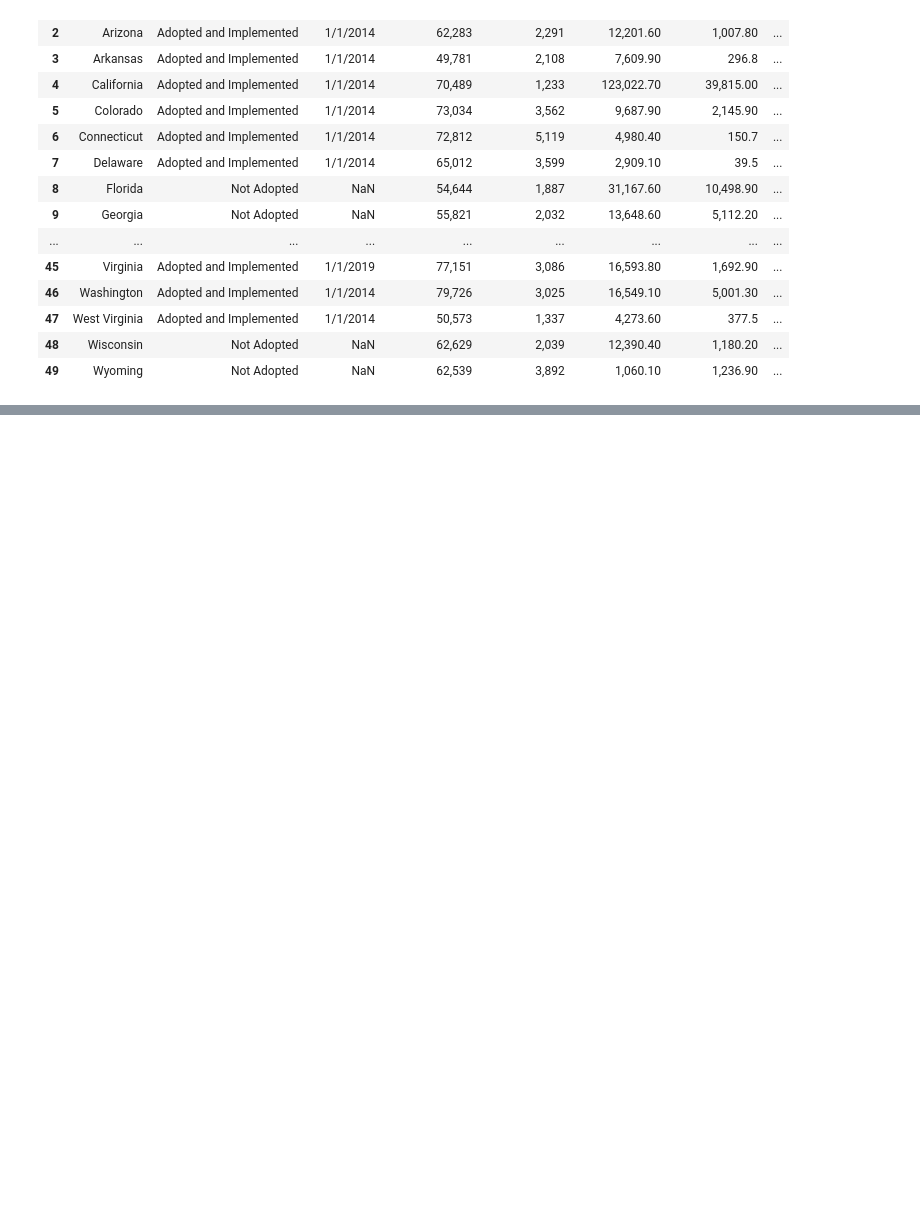
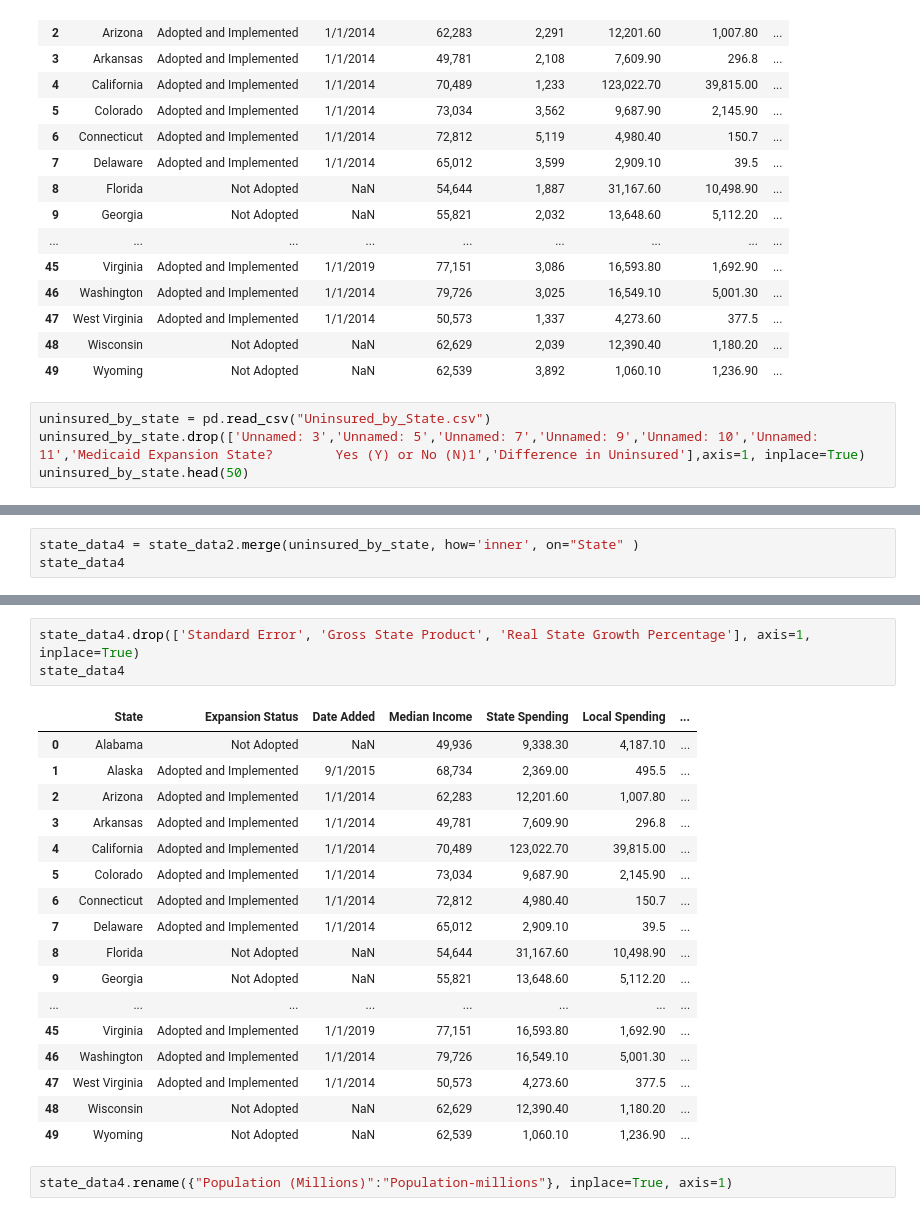
Before and after one commit to hannahlbridges/healthcare-access, a Jupyter notebook: state_data.ipynb, the cells around one changed output, grey strips where cells are left out. Saved outputs shown, nothing was run; the diff lists cells and outputs as text; blank space fills up the shorter version.

```diff
--- a/state_data.ipynb
+++ b/state_data.ipynb
@@ -66,3 +67,7 @@ state_data2
 | 47 | West Virginia | Adopted and Implemented | 1/1/2014 | 50,573 | 1,337 | 4,273.60 | 377.5 | ... |
 | 48 | Wisconsin | Not Adopted | NaN | 62,629 | 2,039 | 12,390.40 | 1,180.20 | ... |
 | 49 | Wyoming | Not Adopted | NaN | 62,539 | 3,892 | 1,060.10 | 1,236.90 | ... |
+# %%
+uninsured_by_state = pd.read_csv("Uninsured_by_State.csv")
+uninsured_by_state.drop(['Unnamed: 3','Unnamed: 5','Unnamed: 7','Unnamed: 9','Unnamed: 10','Unnamed: 11','Medicaid Expansion State?        Yes (Y) or No (N)1','Difference in Uninsured'],axis=1, inplace=True)
+uninsured_by_state.head(50)
@@ -68,0 +92,3 @@ state_data2
+# %%
+state_data4 = state_data2.merge(uninsured_by_state, how='inner', on="State" )
+state_data4
@@ -68,0 +122,23 @@ state_data2
+# %%
+state_data4.drop(['Standard Error', 'Gross State Product', 'Real State Growth Percentage'], axis=1, inplace=True)
+state_data4
+# %% [output]
+|  | State | Expansion Status | Date Added | Median Income | State Spending | Local Spending | ... |
+| 0 | Alabama | Not Adopted | NaN | 49,936 | 9,338.30 | 4,187.10 | ... |
+| 1 | Alaska | Adopted and Implemented | 9/1/2015 | 68,734 | 2,369.00 | 495.5 | ... |
+| 2 | Arizona | Adopted and Implemented | 1/1/2014 | 62,283 | 12,201.60 | 1,007.80 | ... |
+| 3 | Arkansas | Adopted and Implemented | 1/1/2014 | 49,781 | 7,609.90 | 296.8 | ... |
+| 4 | California | Adopted and Implemented | 1/1/2014 | 70,489 | 123,022.70 | 39,815.00 | ... |
+| 5 | Colorado | Adopted and Implemented | 1/1/2014 | 73,034 | 9,687.90 | 2,145.90 | ... |
+| 6 | Connecticut | Adopted and Implemented | 1/1/2014 | 72,812 | 4,980.40 | 150.7 | ... |
+| 7 | Delaware | Adopted and Implemented | 1/1/2014 | 65,012 | 2,909.10 | 39.5 | ... |
+| 8 | Florida | Not Adopted | NaN | 54,644 | 31,167.60 | 10,498.90 | ... |
+| 9 | Georgia | Not Adopted | NaN | 55,821 | 13,648.60 | 5,112.20 | ... |
+| ... | ... | ... | ... | ... | ... | ... | ... |
+| 45 | Virginia | Adopted and Implemented | 1/1/2019 | 77,151 | 16,593.80 | 1,692.90 | ... |
+| 46 | Washington | Adopted and Implemented | 1/1/2014 | 79,726 | 16,549.10 | 5,001.30 | ... |
+| 47 | West Virginia | Adopted and Implemented | 1/1/2014 | 50,573 | 4,273.60 | 377.5 | ... |
+| 48 | Wisconsin | Not Adopted | NaN | 62,629 | 12,390.40 | 1,180.20 | ... |
+| 49 | Wyoming | Not Adopted | NaN | 62,539 | 1,060.10 | 1,236.90 | ... |
+# %%
+state_data4.rename({"Population (Millions)":"Population-millions"}, inplace=True, axis=1)
```
Also changed, not shown: parts of 7 cells of this notebook, 11 other files.
